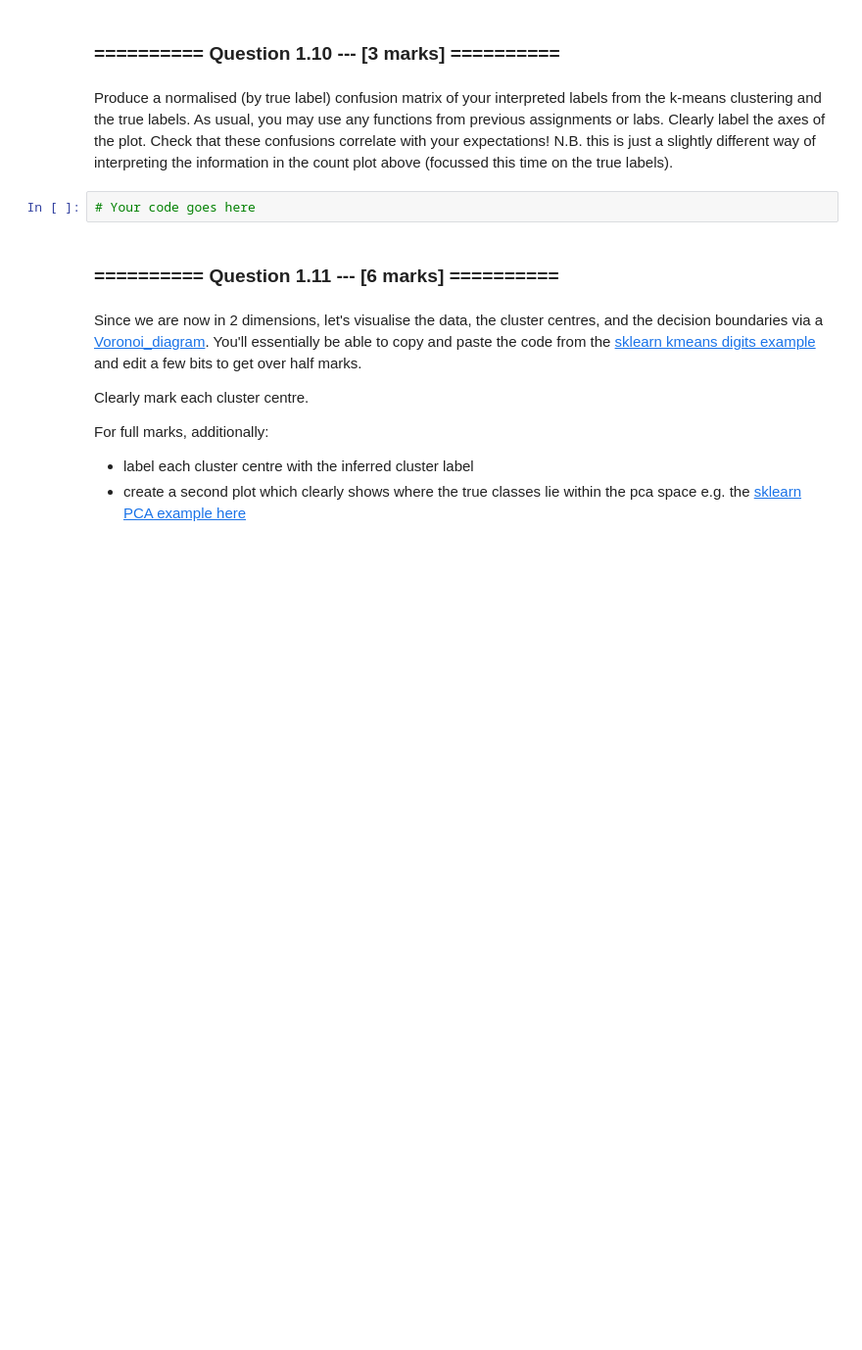
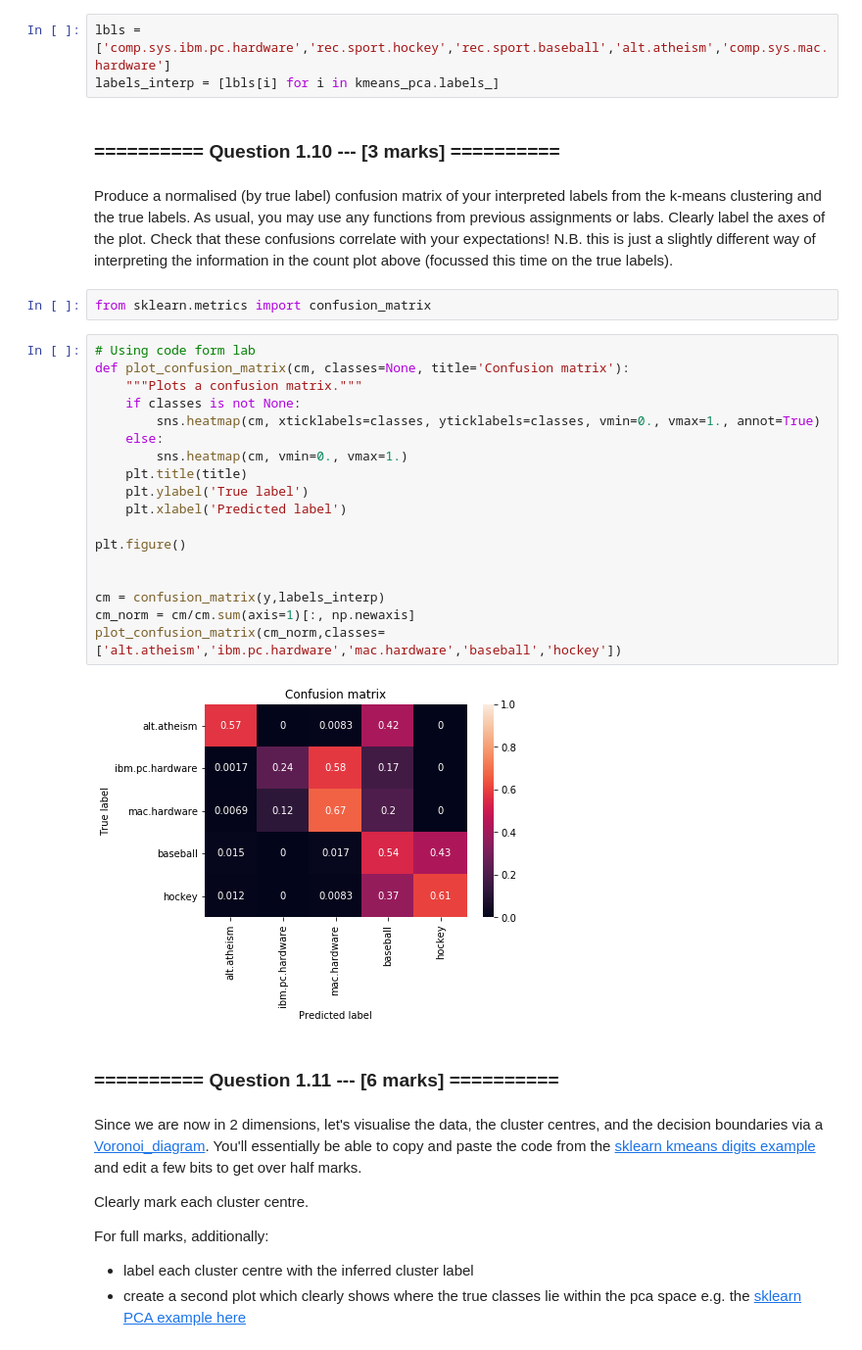
Before and after one commit to anirudhgangwal/IAML, a Jupyter notebook: 09_Assignment_4.ipynb, the cells around one changed output. Shown at 98% size. Cells and saved outputs as stored; diff of their text form; blank space fills up the shorter version.

```diff
--- a/09_Assignment_4.ipynb
+++ b/09_Assignment_4.ipynb
@@ -385,9 +419,32 @@ Given the above plot, apply a label to each cluster centre. Create a new vector,
+# %%
+lbls = ['comp.sys.ibm.pc.hardware','rec.sport.hockey','rec.sport.baseball','alt.atheism','comp.sys.mac.hardware']
+labels_interp = [lbls[i] for i in kmeans_pca.labels_]
 # %% [markdown]
 ### ========== Question 1.10 --- [3 marks] ==========
 # %% [markdown]
 Produce a normalised (by true label) confusion matrix of your interpreted labels from the k-means clustering and the true labels. As usual, you may use any functions from previous assignments or labs. Clearly label the axes of the plot. Check that these confusions correlate with your expectations! N.B. this is just a slightly different way of interpreting the information in the count plot above (focussed this time on the true labels).
-# %%
-# Your code goes here
+# %%
+from sklearn.metrics import confusion_matrix
+# %%
+# Using code form lab
+def plot_confusion_matrix(cm, classes=None, title='Confusion matrix'):
+    """Plots a confusion matrix."""
+    if classes is not None:
+        sns.heatmap(cm, xticklabels=classes, yticklabels=classes, vmin=0., vmax=1., annot=True)
+    else:
+        sns.heatmap(cm, vmin=0., vmax=1.)
+    plt.title(title)
+    plt.ylabel('True label')
+    plt.xlabel('Predicted label')
+
+plt.figure()
+
+
+cm = confusion_matrix(y,labels_interp)
+cm_norm = cm/cm.sum(axis=1)[:, np.newaxis]
+plot_confusion_matrix(cm_norm,classes=['alt.atheism','ibm.pc.hardware','mac.hardware','baseball','hockey'])
+# %% [output]
+[figure, added]
 # %% [markdown]
 ### ========== Question 1.11 --- [6 marks] ==========
 # %% [markdown]
```
Also changed, not shown: parts of 39 cells of this notebook.
